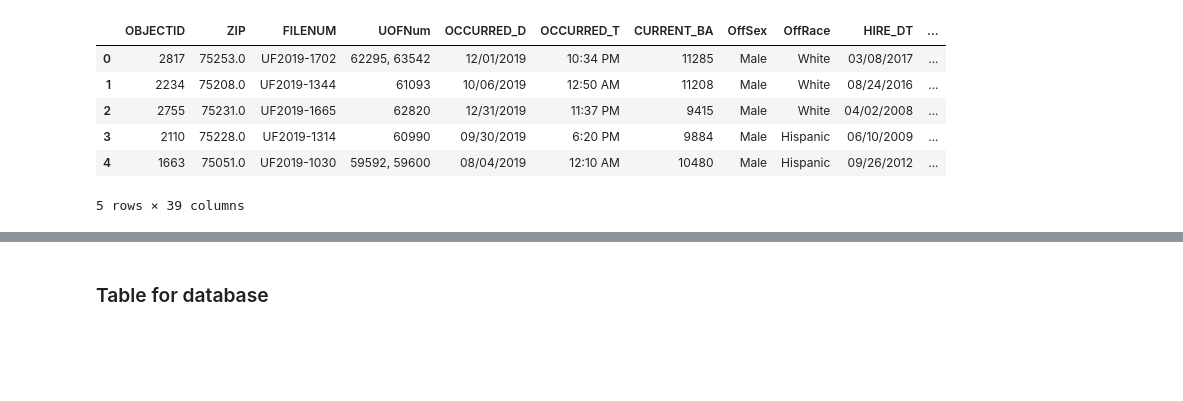
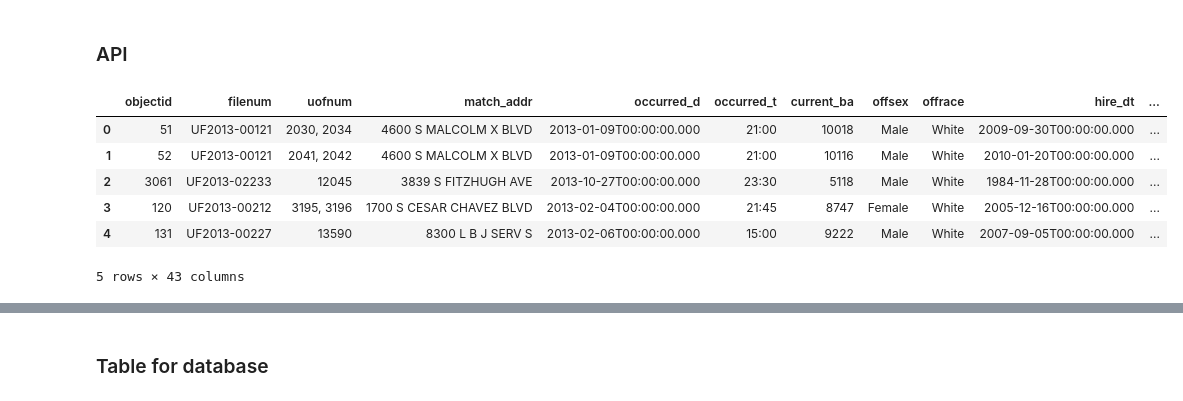
Before and after one commit to CommunityDataEmpowerment/data_exploration, a Jupyter notebook: police_data.ipynb, the cells around one changed output, grey strips where cells are left out. Saved outputs shown, nothing was run; the diff lists cells and outputs as text; code cells hidden in the pictures; blank space fills up the shorter version.

Commit message:
added API connection and historical data to 2013

```diff
--- a/police_data.ipynb
+++ b/police_data.ipynb
@@ -28,10 +8,30 @@ memory usage: 816.6+ KB
+# %% [markdown]
+### API
+# %%
+client = Socrata("www.dallasopendata.com", app_token=popo.creds['app_token'])
+# %%
+resist_2019_call = client.get('46zb-7qgj', limit=4000)
+resist_2018_call = client.get('33un-ry4j', limit=4000)
+resist_2017_call = client.get('tsu5-ca6k', limit=4000)
+resist_2016_call = client.get('99fn-pvaf', limit=4000)
+resist_2015_call = client.get('594v-2cnd', limit=4000)
+resist_2014_call = client.get('xiv3-e8g7', limit=4000)
+resist_2013_call = client.get('6gnu-avpf', limit=5000)
+# %%
+df_2019 = pd.DataFrame(resist_2019_call)
+df_2018 = pd.DataFrame(resist_2018_call)
+df_2017 = pd.DataFrame(resist_2017_call)
+df_2016 = pd.DataFrame(resist_2016_call)
+df_2015 = pd.DataFrame(resist_2015_call)
+df_2014 = pd.DataFrame(resist_2014_call)
+df_2013 = pd.DataFrame(resist_2013_call)
 # %%
-df.head()
+df_2013.head()
 # %% [output]
-|  | OBJECTID | ZIP | FILENUM | UOFNum | OCCURRED_D | OCCURRED_T | CURRENT_BA | OffSex | OffRace | HIRE_DT | ... |
-| 0 | 2817 | 75253.0 | UF2019-1702 | 62295, 63542 | 12/01/2019 | 10:34 PM | 11285 | Male | White | 03/08/2017 | ... |
-| 1 | 2234 | 75208.0 | UF2019-1344 | 61093 | 10/06/2019 | 12:50 AM | 11208 | Male | White | 08/24/2016 | ... |
-| 2 | 2755 | 75231.0 | UF2019-1665 | 62820 | 12/31/2019 | 11:37 PM | 9415 | Male | White | 04/02/2008 | ... |
-| 3 | 2110 | 75228.0 | UF2019-1314 | 60990 | 09/30/2019 | 6:20 PM | 9884 | Male | Hispanic | 06/10/2009 | ... |
-| 4 | 1663 | 75051.0 | UF2019-1030 | 59592, 59600 | 08/04/2019 | 12:10 AM | 10480 | Male | Hispanic | 09/26/2012 | ... |
+|  | objectid | filenum | uofnum | match_addr | occurred_d | occurred_t | current_ba | offsex | offrace | hire_dt | ... |
+| 0 | 51 | UF2013-00121 | 2030, 2034 | 4600 S MALCOLM X BLVD | 2013-01-09T00:00:00.000 | 21:00 | 10018 | Male | White | 2009-09-30T00:00:00.000 | ... |
+| 1 | 52 | UF2013-00121 | 2041, 2042 | 4600 S MALCOLM X BLVD | 2013-01-09T00:00:00.000 | 21:00 | 10116 | Male | White | 2010-01-20T00:00:00.000 | ... |
+| 2 | 3061 | UF2013-02233 | 12045 | 3839 S FITZHUGH AVE | 2013-10-27T00:00:00.000 | 23:30 | 5118 | Male | White | 1984-11-28T00:00:00.000 | ... |
+| 3 | 120 | UF2013-00212 | 3195, 3196 | 1700 S CESAR CHAVEZ BLVD | 2013-02-04T00:00:00.000 | 21:45 | 8747 | Female | White | 2005-12-16T00:00:00.000 | ... |
+| 4 | 131 | UF2013-00227 | 13590 | 8300 L B J SERV S | 2013-02-06T00:00:00.000 | 15:00 | 9222 | Male | White | 2007-09-05T00:00:00.000 | ... |
-5 rows × 39 columns
+5 rows × 43 columns
```
Also changed, not shown: parts of 22 cells of this notebook.
